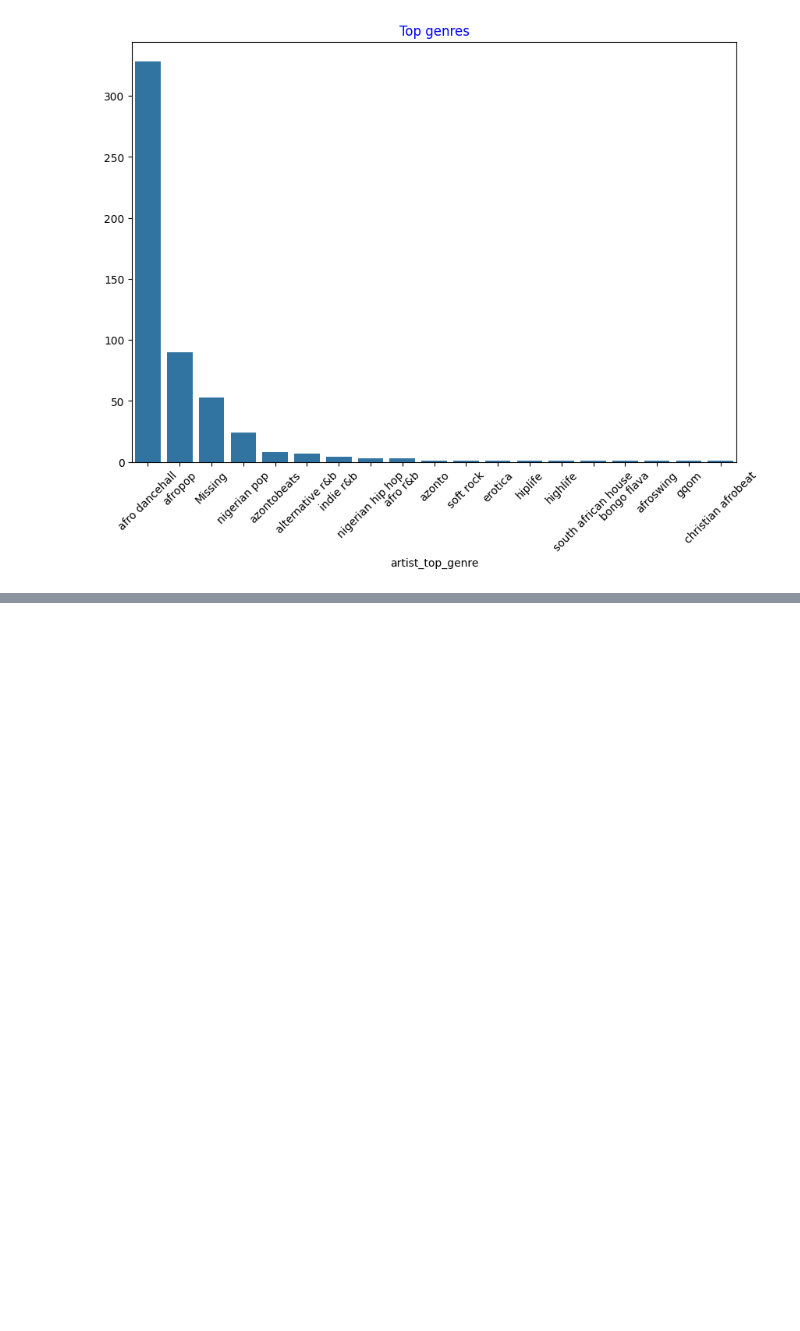
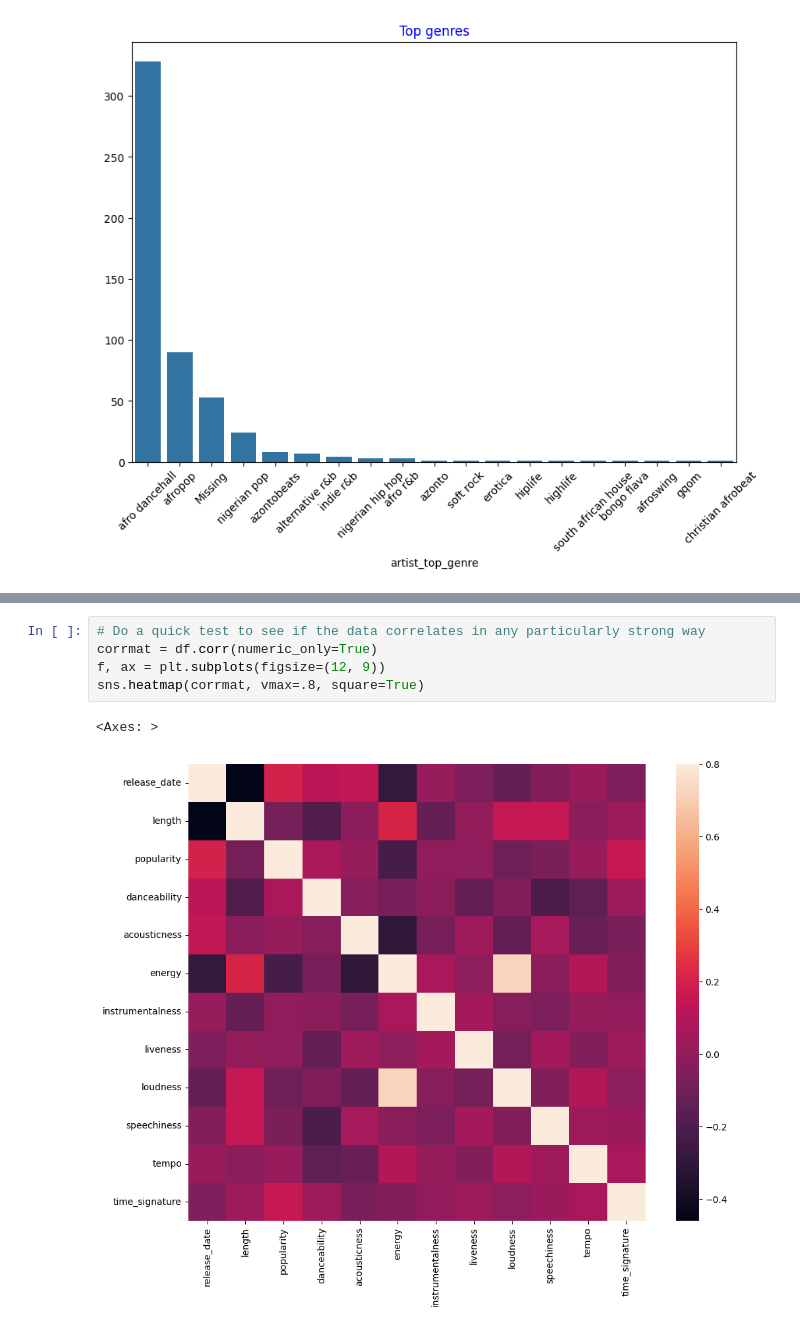
Before and after one commit to Lvguangyuan/ai-learning, a Jupyter notebook: Github - Machine Learning for Beginners - A Curriculum/5 Introduction to clustering.ipynb, the cells around one changed output, grey strips where cells are left out. Saved outputs shown, nothing was run; the diff lists cells and outputs as text; blank space fills up the shorter version.

```diff
--- a/Github - Machine Learning for Beginners - A Curriculum/5 Introduction to clustering.ipynb
+++ b/Github - Machine Learning for Beginners - A Curriculum/5 Introduction to clustering.ipynb
@@ -59,0 +72,8 @@ Text(0.5, 1.0, 'Top genres')
+# %%
+# Do a quick test to see if the data correlates in any particularly strong way
+corrmat = df.corr(numeric_only=True)
+f, ax = plt.subplots(figsize=(12, 9))
+sns.heatmap(corrmat, vmax=.8, square=True)
+# %% [output]
+<Axes: >
+[figure, added]
```
Also changed, not shown: parts of 18 cells of this notebook.
